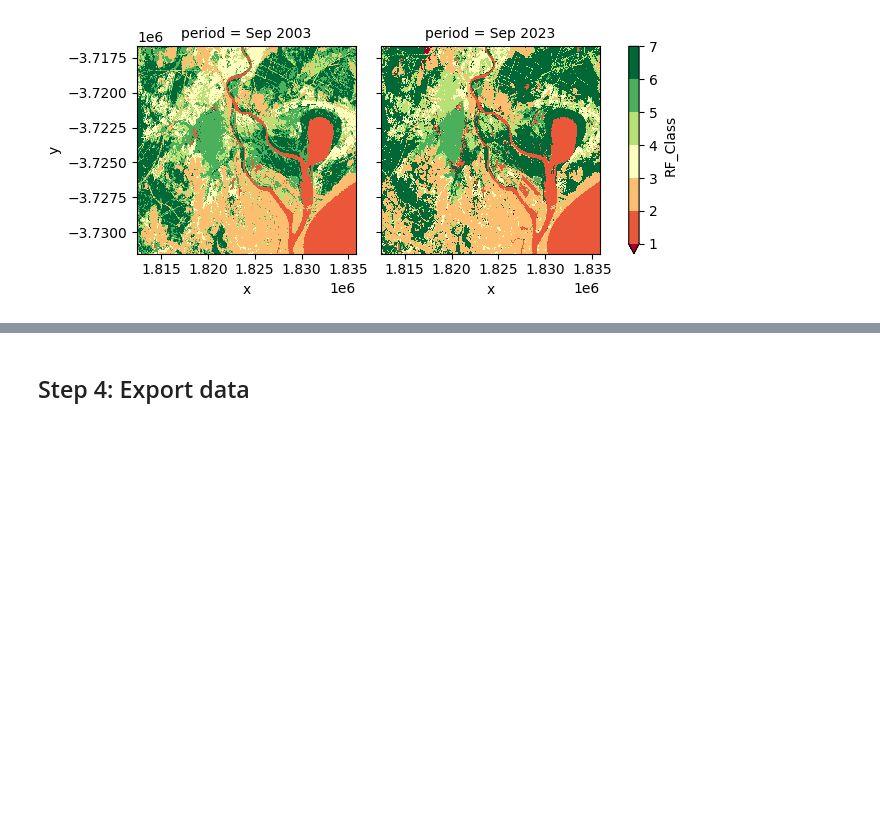
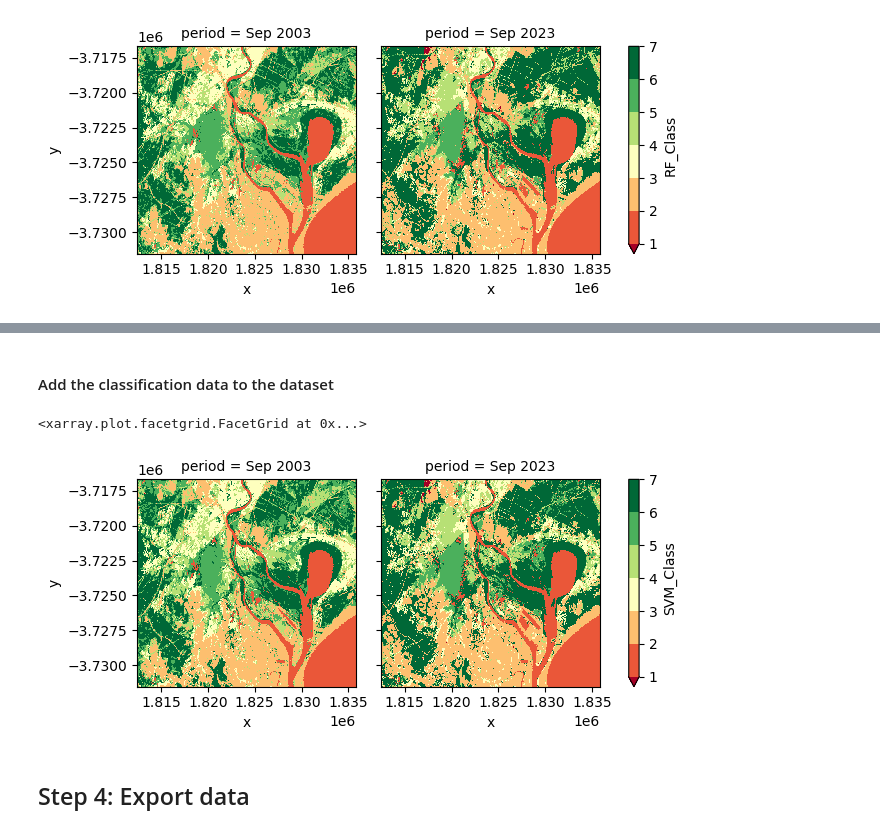
Before and after one commit to mjdear68/Hunter_Estuary_KBA, a Jupyter notebook: nbk/class_data_prep.ipynb, the cells around one changed output, grey strips where cells are left out. Saved outputs shown, nothing was run; the diff lists cells and outputs as text; code cells hidden in the pictures; blank space fills up the shorter version.

```diff
--- a/nbk/class_data_prep.ipynb
+++ b/nbk/class_data_prep.ipynb
@@ -642,0 +989,4 @@ ds.RF_Class.plot(col='period',
+# %%
+for i in [0,1]:
+    print(gtp_tt[i][0][:5])
+    print(gtp_tt[i][2][:5])
@@ -642,0 +1097,7 @@ ds.RF_Class.plot(col='period',
+# %%
+# Sizes for reshaping flattened arrays
+w = ds.sizes['y']
+l = ds.sizes['x']
+# %%
+%%time
+clf_arrs = [clfs[i].predict(ds.sel(period=periods[i]).to_dataframe()[svm_vars].values).reshape(w,l) for i, period in enumerate(periods)]
@@ -643,3 +1107,14 @@ ds.RF_Class.plot(col='period',
+# %% [markdown]
+#### Add the classification data to the dataset
+# %%
+ds = ds.assign({'SVM_Class': (('period','y','x'), clf_arrs)})
+# %%
+ds.SVM_Class.plot(col='period',
+                 levels=np.unique(ds.SVM_Class)+1,
+                 cmap='RdYlGn')
+# %% [output]
+<xarray.plot.facetgrid.FacetGrid at 0x...>
+[figure, added]
 # %% [markdown]
 ## Step 4: Export data
 # %% [markdown]
```
Also changed, not shown: parts of 30 cells of this notebook, 3 other files.
